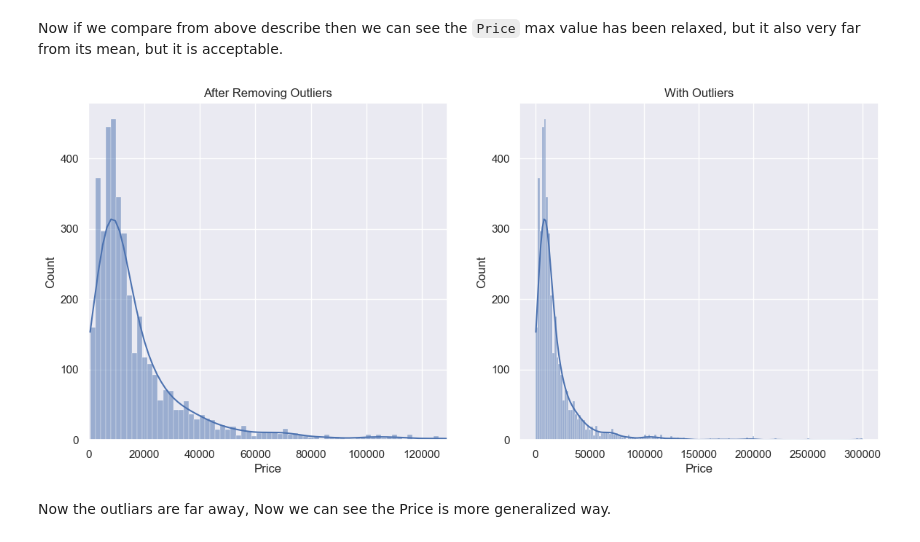
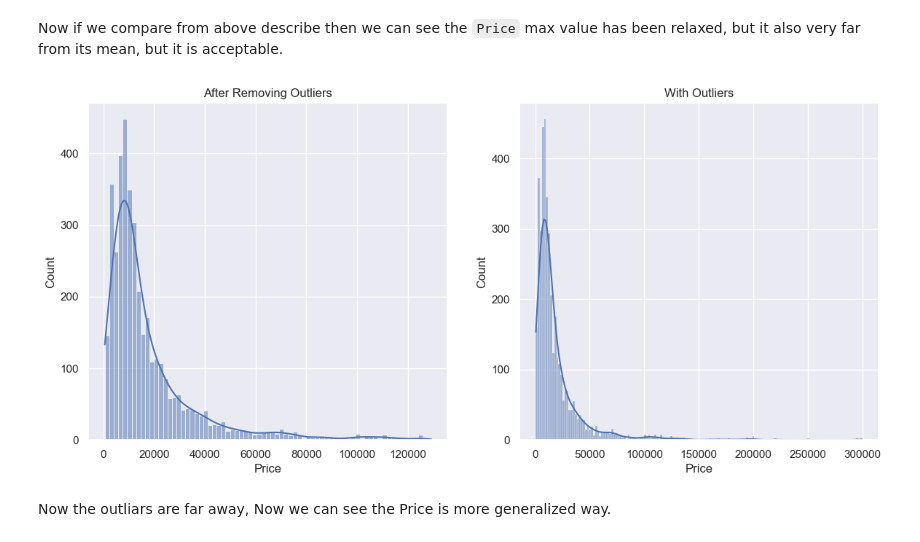
Before and after one commit to SubhamParajuli/Car-prediction-model, a Jupyter notebook: combined_notebook.ipynb, the cells around one changed output. Cells and saved outputs as stored; diff of their text form; code cells hidden in the pictures.

```diff
--- a/combined_notebook.ipynb
+++ b/combined_notebook.ipynb
@@ -418,18 +419,18 @@ Now if we compare from above describe then we can see the `Price` max value has
 # %%
 plt.figure(figsize=(14,6))
 # plotting distribution graph with seaborn
 # plotting the Target Column prices
 plt.subplot(1,2,1)
-sns.histplot(car_raw['Price'],kde=True)
+sns.histplot(car_1['Price'],kde=True)
 plt.title('After Removing Outliers')
-plt.xlim(0,129222)
+
 
 plt.subplot(1,2,2)
 sns.histplot(car_raw['Price'],kde=True)
 plt.title('With Outliers')
 plt.show()
 # %% [output]
-[figure, old version]
+[figure, new version]
 # %% [markdown]
 Now the outliars are far away, Now we can see the Price is more generalized way.
 # %% [markdown]
```
Also changed, not shown: parts of 19 cells of this notebook.
